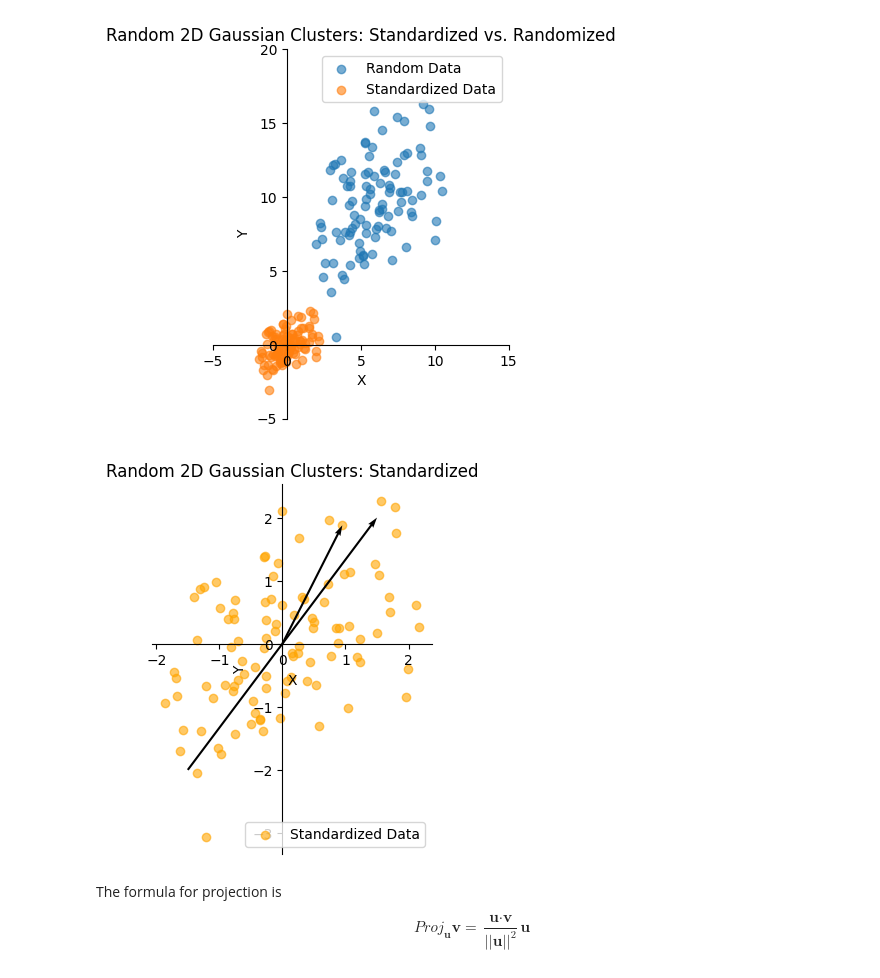
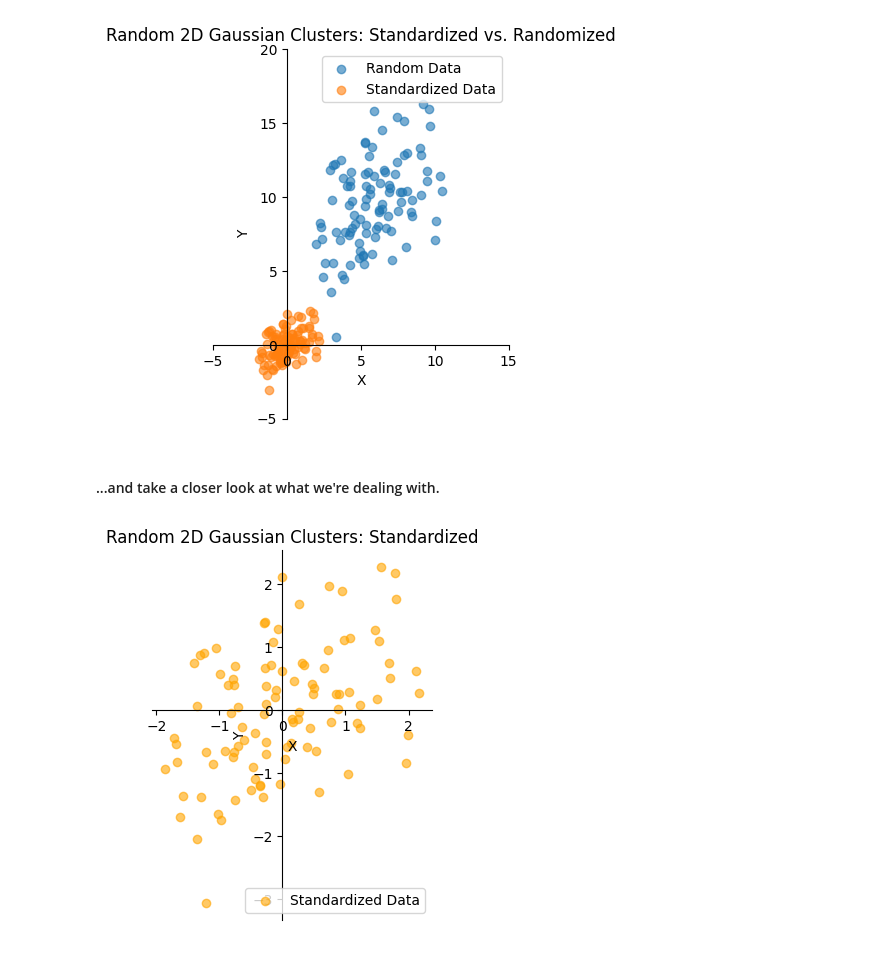
Before and after one commit to KaiiB/ml-under-the-hood, a Jupyter notebook: pca_visualization.ipynb, the cells around one changed output. Drawn from its saved outputs; the diff is of its cells as text; code cells hidden in the pictures.

```diff
--- a/pca_visualization.ipynb
+++ b/pca_visualization.ipynb
@@ -82,47 +165,28 @@ plt.legend()
 plt.show()
 # %% [output]
 [figure]
+# %% [markdown]
+#### ...and take a closer look at what we're dealing with.
 # %%
-# Parameters
-num_sets = 1          # number of Gaussian clusters
-num_points = 100      # number of points
-dim = 2               # 2D data
-np.random.seed(42)    # for reproducibility
-cov = [[5,4],         # covariance matrix
-       [4,12]]
-
 # Create the plot
 fig, ax = plt.subplots()
 ax.set_aspect('equal')
 ax.spines['left'].set_position('zero')
 ax.spines['bottom'].set_position('zero')
 ax.spines['right'].set_color('none')
 ax.spines['top'].set_color('none')
 
-# Generate Gaussian-distributed data
-data = np.random.multivariate_normal([6,10], cov, size=num_points)
-data_std = (data - data.mean(axis=0)) / data.std(axis=0)
-
 plt.scatter(data_std[:, 0],
             data_std[:, 1],
             alpha=0.6,
             label='Standardized Data',
             color='orange'
             )
 
-ax.quiver(-1.5, -2, 6, 8, angles='xy', scale_units='xy', scale=2)
-ax.quiver(0, 0, data_std[10][0], data_std[10][1], angles='xy', scale_units='xy', scale=1)
-
 plt.title('Random 2D Gaussian Clusters: Standardized')
 plt.xlabel('X')
 plt.ylabel('Y')
 plt.legend()
 plt.show()
 # %% [output]
-[figure, old version]
+[figure, new version]
-# %% [markdown]
-The formula for projection is
-
-$$
-{Proj}_{\textbf{u}}\textbf{v}=\frac{\textbf{u} \cdot \textbf{v}}{||\textbf{u}||^2}\textbf{u}
-$$
```
Also changed, not shown: parts of 46 cells of this notebook.
